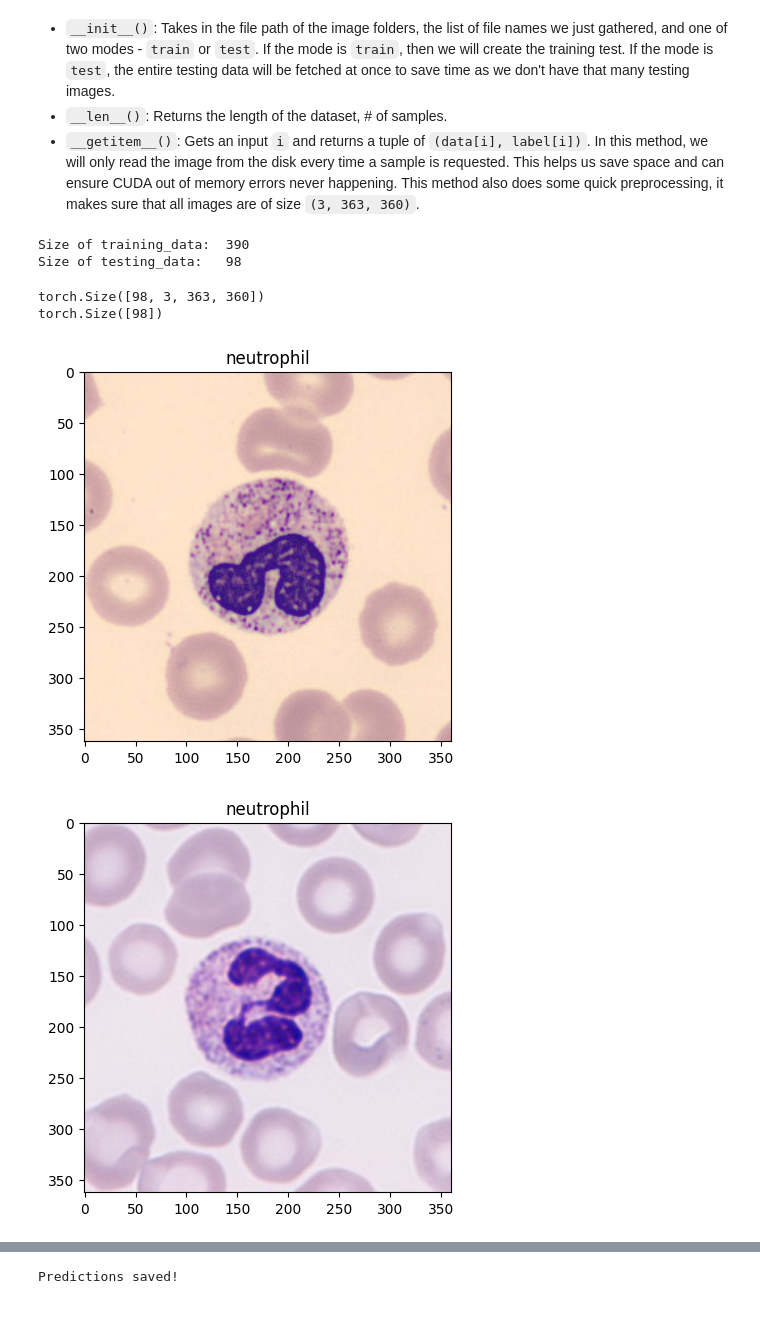
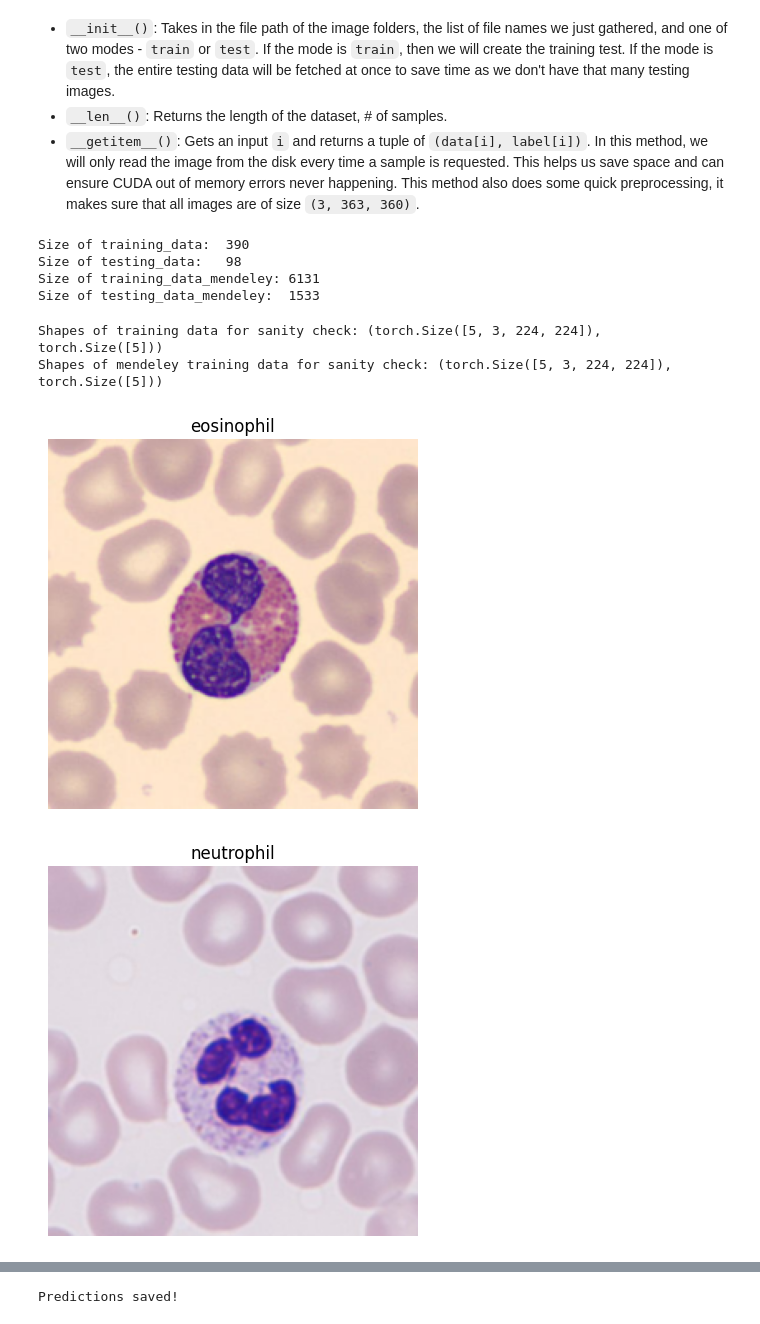
Before and after one commit to dongsukim1/Image_Classification, a Jupyter notebook: image_classification_project.ipynb, the cells around one changed output, grey strips where cells are left out. Cells and saved outputs as stored; diff of their text form; code cells hidden in the pictures.

Commit message:
polishing model, larger dataset, readme.

```diff
--- a/image_classification_project.ipynb
+++ b/image_classification_project.ipynb
@@ -25,6 +25,13 @@ eosi = [f for f in listdir(file_path + "eosinophil") if isfile(join(file_path +
 neutro = [f for f in listdir(file_path + "neutrophil") if isfile(join(file_path + "neutrophil", f)) and f != ".DS_Store"]
 data = baso + eosi + neutro
 random.shuffle(data)
+# %%
+file_path_mendeley = "./bloodcells_dataset_mendeley/"
+baso = [f for f in listdir(file_path_mendeley + "/basophil_mendeley") if isfile(join(file_path_mendeley + "/basophil_mendeley", f)) and f != ".DS_Store" and "DS" not in f]
+eosi = [f for f in listdir(file_path_mendeley + "/eosinophil_mendeley") if isfile(join(file_path_mendeley + "/eosinophil_mendeley", f)) and f != ".DS_Store" and "DS" not in f]
+neutro = [f for f in listdir(file_path_mendeley + "/neutrophil_mendeley") if isfile(join(file_path_mendeley + "/neutrophil_mendeley", f)) and f != ".DS_Store" and "DS" not in f]
+data_mendeley = baso + eosi + neutro
+random.shuffle(data_mendeley)
 # %% [markdown]
 *   `__init__()`: Takes in the file path of the image folders, the list of file names we just gathered, and one of two modes - `train` or `test`. If the mode is `train`, then we will create the training test. If the mode is `test`, the entire testing data will be fetched at once to save time as we don't have that many testing images.
 *   `__len__()`: Returns the length of the dataset, # of samples.
@@ -81,35 +82,71 @@ class BloodCell_Dataset(Dataset):
 # %%
 training_data = BloodCell_Dataset(file_path, data, mode='train')
 testing_data = BloodCell_Dataset(file_path, data, mode='test')
+
+training_data_mendeley = BloodCell_Dataset(file_path_mendeley, data_mendeley, mode='train', dataset_name = "_mendeley")
+testing_data_mendeley = BloodCell_Dataset(file_path_mendeley, data_mendeley, mode='test', dataset_name = "_mendeley")
 # %%
 print(f"Size of training_data:\t{len(training_data)}")
 print(f"Size of testing_data:\t{len(testing_data)}")
+print(f"Size of training_data_mendeley:\t{len(training_data_mendeley)}")
+print(f"Size of testing_data_mendeley:\t{len(testing_data_mendeley)}")
 # %% [output]
 Size of training_data:  390
 Size of testing_data:   98
+Size of training_data_mendeley: 6131
+Size of testing_data_mendeley:  1533
-# %%
-test, test_label = testing_data.get_test()
-print(test.shape)
-print(test_label.shape)
-# %% [output]
-torch.Size([98, 3, 363, 360])
-torch.Size([98])
+# %%
+def get_tensor_label_shapes(dataset):
+    temp_tensors = []
+    temp_labels = []
+    for i in range(5):
+        img, label = dataset.__getitem__(i)
+        if len(img.shape) == 3:
+            img = img.unsqueeze(0)
+        temp_tensors.append(img)
+        temp_labels.append(label.item())
+
+    temp_tensor_imgs = torch.cat(temp_tensors, dim=0).type(torch.float32)
+    temp_labels = torch.tensor(temp_labels).type(torch.long)
+
+    return (temp_tensor_imgs.shape, temp_labels.shape)
+
+print("Shapes of training data for sanity check:", get_tensor_label_shapes(training_data))
+print("Shapes of mendeley training data for sanity check:", get_tensor_label_shapes(training_data_mendeley))
+# %% [output]
+Shapes of training data for sanity check: (torch.Size([5, 3, 224, 224]), torch.Size([5]))
+Shapes of mendeley training data for sanity check: (torch.Size([5, 3, 224, 224]), torch.Size([5]))
 # %%
 def graph_cell(img, label, memo=""):
     """
-    img: a torch.Tensor or a np.ndarray
+    img: a torch.Tensor or np.ndarray
     label: an integer
     """
-    if type(img) == torch.Tensor:
-        img = img.detach().cpu().numpy().squeeze()
-    img = np.transpose(img.squeeze(), (1, 2, 0))
+    if isinstance(img, torch.Tensor):
+        img = img.detach().cpu().numpy()
+
+    img = np.squeeze(img)
+
+    # If tensor is (C, H, W), transpose to (H, W, C)
+    if img.ndim == 3 and img.shape[0] in [1, 3]:
+        img = np.transpose(img, (1, 2, 0))
+
+    # Ensure dtype is displayable
+    if img.dtype not in [np.uint8, np.float32, np.float64]:
+        img = img.astype(np.float32)
+
     plt.imshow(img)
-    plt.title((idx2class[label]) + memo)
+    plt.title(idx2class[label] + memo)
+    plt.axis("off")
     plt.show()
 
 for i in range(5):
     img, label = training_data[i]
     graph_cell(img, label.item())
+
+for i in range(5):
+    img, label = training_data_mendeley[i]
+    graph_cell(img, label.item())
 # %% [output]
-[figure, old version]
+[figure, new version]
-[figure, old version]
+[figure, new version]
```
Also changed, not shown: parts of 11 cells of this notebook, 2 other files.
